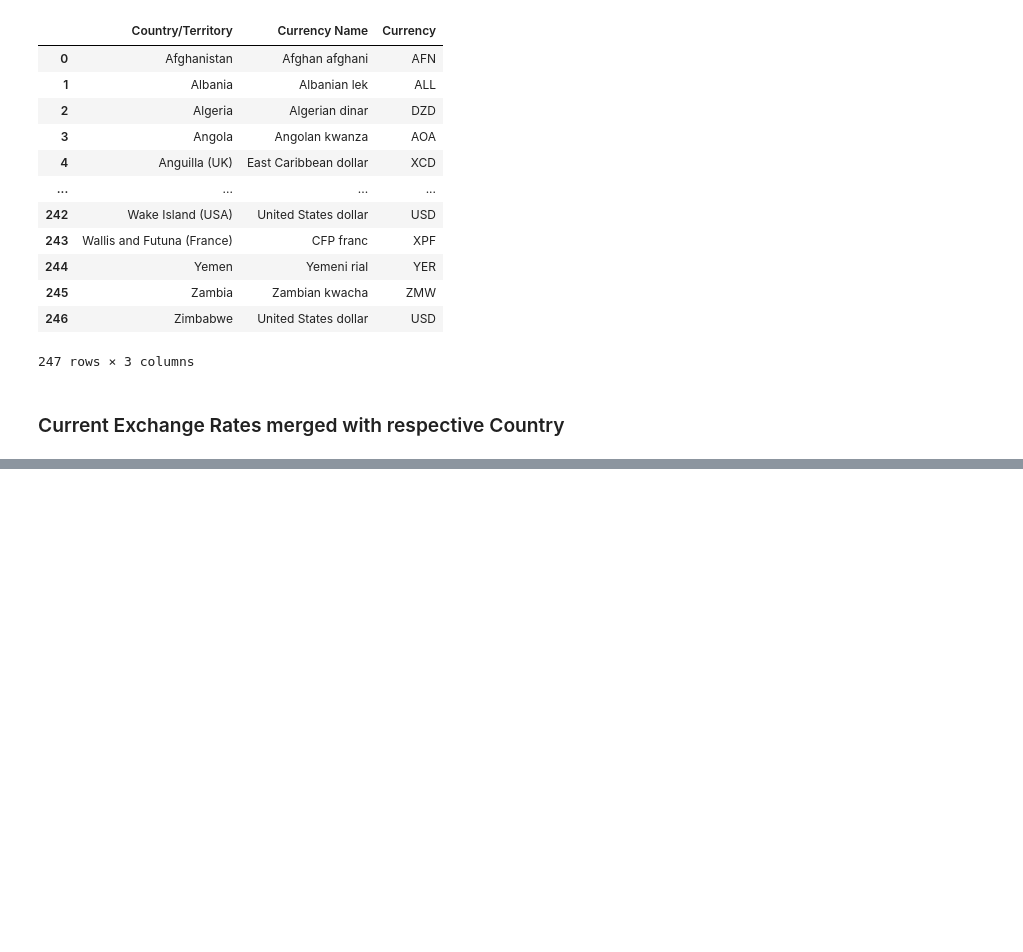
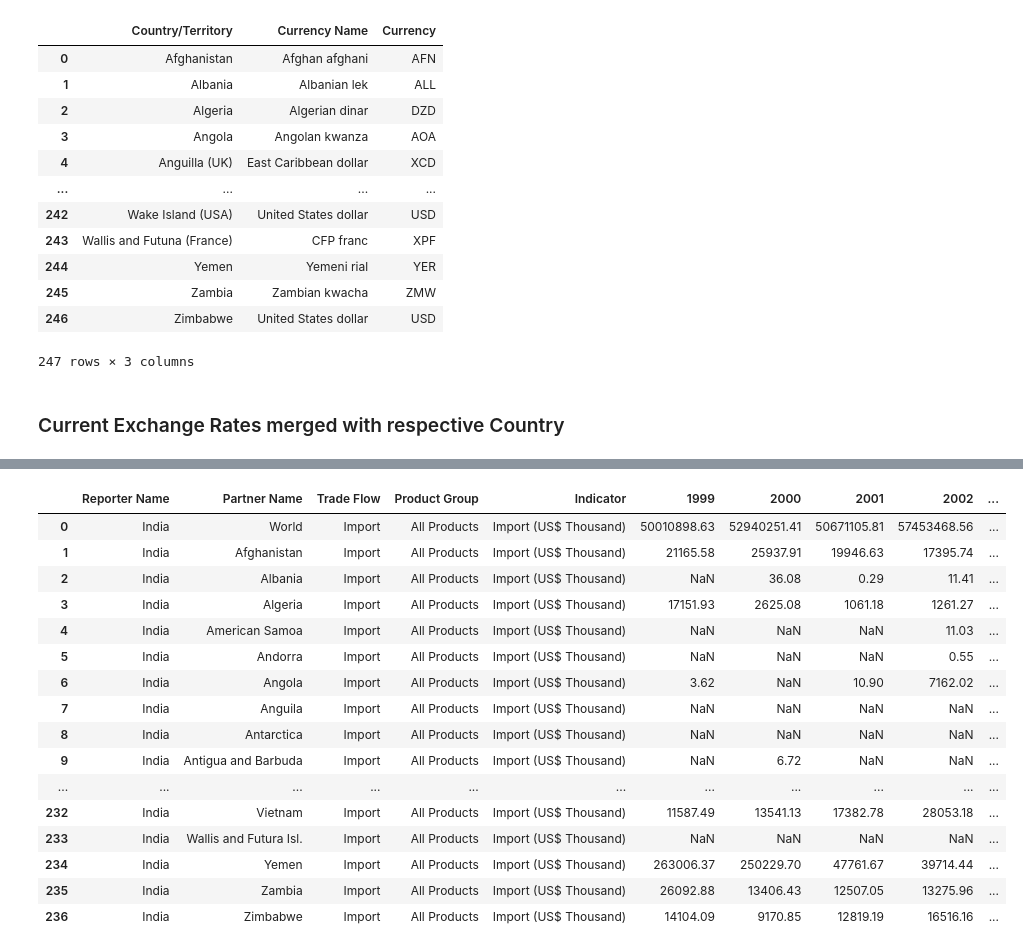
Before and after one commit to salu218/Api_test, a Jupyter notebook: Exchange_rate.ipynb, the cells around one changed output, grey strips where cells are left out. Saved outputs shown, nothing was run; the diff lists cells and outputs as text; code cells hidden in the pictures; blank space fills up the shorter version.

Commit message:
handling scientific notations

```diff
--- a/Exchange_rate.ipynb
+++ b/Exchange_rate.ipynb
@@ -433,0 +461,30 @@ import_df
+# %%
+# verted from scientific notation
+columns_to_convert = ['2005', '2006', '2007', '2008', '2009', '2010', '2011', '2012',
+                      '2013', '2014', '2015', '2016', '2017', '2018', '2019', '2020', '2021']
+
+# Remove any non-numeric characters (such as commas or spaces) before converting
+import_df[columns_to_convert] = import_df[columns_to_convert].replace({',': '', ' ': ''}, regex=True)
+
+# Convert columns to numeric, forcing errors to NaN for non-numeric values
+import_df[columns_to_convert] = import_df[columns_to_convert].apply(pd.to_numeric, errors='coerce')
+# %%
+import_df
+# %% [output]
+|  | Reporter Name | Partner Name | Trade Flow | Product Group | Indicator | 1999 | 2000 | 2001 | 2002 | ... |
+| 0 | India | World | Import | All Products | Import (US$ Thousand) | 50010898.63 | 52940251.41 | 50671105.81 | 57453468.56 | ... |
+| 1 | India | Afghanistan | Import | All Products | Import (US$ Thousand) | 21165.58 | 25937.91 | 19946.63 | 17395.74 | ... |
+| 2 | India | Albania | Import | All Products | Import (US$ Thousand) | NaN | 36.08 | 0.29 | 11.41 | ... |
+| 3 | India | Algeria | Import | All Products | Import (US$ Thousand) | 17151.93 | 2625.08 | 1061.18 | 1261.27 | ... |
+| 4 | India | American Samoa | Import | All Products | Import (US$ Thousand) | NaN | NaN | NaN | 11.03 | ... |
+| 5 | India | Andorra | Import | All Products | Import (US$ Thousand) | NaN | NaN | NaN | 0.55 | ... |
+| 6 | India | Angola | Import | All Products | Import (US$ Thousand) | 3.62 | NaN | 10.90 | 7162.02 | ... |
+| 7 | India | Anguila | Import | All Products | Import (US$ Thousand) | NaN | NaN | NaN | NaN | ... |
+| 8 | India | Antarctica | Import | All Products | Import (US$ Thousand) | NaN | NaN | NaN | NaN | ... |
+| 9 | India | Antigua and Barbuda | Import | All Products | Import (US$ Thousand) | NaN | 6.72 | NaN | NaN | ... |
+| ... | ... | ... | ... | ... | ... | ... | ... | ... | ... | ... |
+| 232 | India | Vietnam | Import | All Products | Import (US$ Thousand) | 11587.49 | 13541.13 | 17382.78 | 28053.18 | ... |
+| 233 | India | Wallis and Futura Isl. | Import | All Products | Import (US$ Thousand) | NaN | NaN | NaN | NaN | ... |
+| 234 | India | Yemen | Import | All Products | Import (US$ Thousand) | 263006.37 | 250229.70 | 47761.67 | 39714.44 | ... |
+| 235 | India | Zambia | Import | All Products | Import (US$ Thousand) | 26092.88 | 13406.43 | 12507.05 | 13275.96 | ... |
+| 236 | India | Zimbabwe | Import | All Products | Import (US$ Thousand) | 14104.09 | 9170.85 | 12819.19 | 16516.16 | ... |
```
Also changed, not shown: parts of 8 cells of this notebook.
